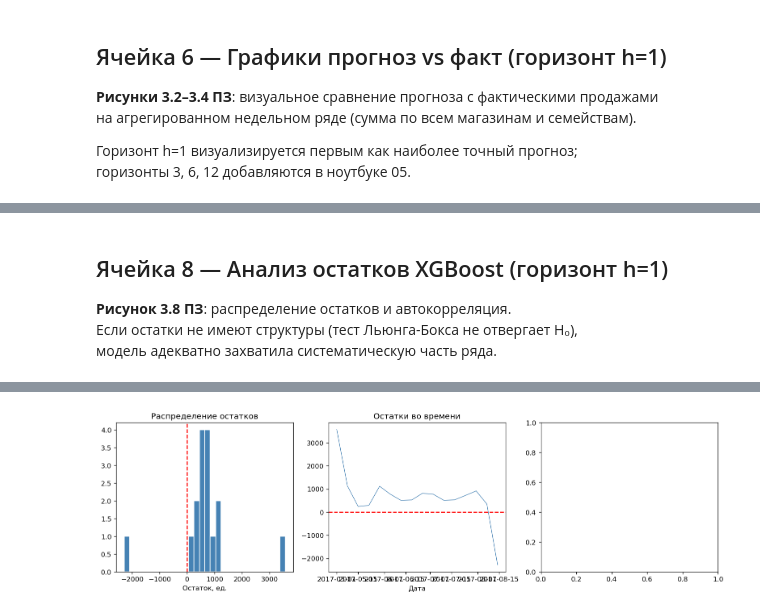
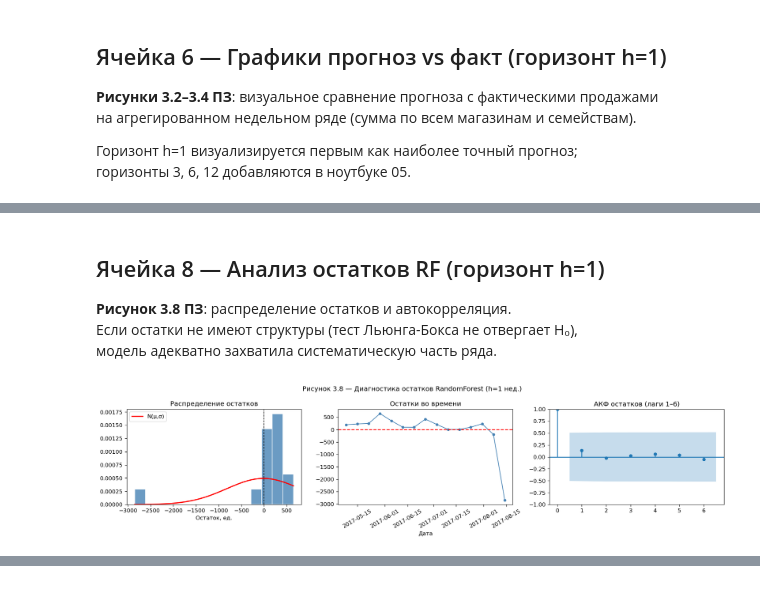
Before and after one commit to Reddetk/store-sales-kr, a Jupyter notebook: notebooks/03a_ml_xgboost_rf_elasticnet.ipynb, the cells around one changed output, grey strips where cells are left out. Saved outputs shown, nothing was run; the diff lists cells and outputs as text; code cells hidden in the pictures.

```diff
--- a/notebooks/03a_ml_xgboost_rf_elasticnet.ipynb
+++ b/notebooks/03a_ml_xgboost_rf_elasticnet.ipynb
@@ -726,7 +752,7 @@ lag_2              0.113774
 rolling_mean_12    0.048648
 rolling_std_4      0.006347
 # %% [markdown]
-## Ячейка 8 — Анализ остатков XGBoost (горизонт h=1)
+## Ячейка 8 — Анализ остатков RF (горизонт h=1)
 
 **Рисунок 3.8 ПЗ**: распределение остатков и автокорреляция.
 Если остатки не имеют структуры (тест Льюнга-Бокса не отвергает H₀),
@@ -734,47 +760,82 @@ rolling_std_4      0.006347
 # %%
 from statsmodels.stats.diagnostic import acorr_ljungbox
 from scipy import stats
+from statsmodels.graphics.tsaplots import plot_acf
+
+# ── Анализ остатков RandomForest (h=1) ────────────────────────────────────────
+# RF — лучшая модель по RMSE на горизонтах h=1–6, вследствие этого
+# диагностика остатков проводится именно для неё.
+# Агрегирование по датам: среднее остатков по всем 1782 рядам в каждую неделю.
+# Первая тестовая неделя отброшена: состав групп неполон из-за сдвига horizon.
 
 h_res = 1
-df_h  = make_horizon_target(df_all, horizon=h_res, target_col="sales_weekly")
+df_h = make_horizon_target(df_all, horizon=h_res, target_col="sales_weekly")
 target_col = f"target_h{h_res}"
 cutoff = pd.Timestamp(TRAIN_CUTOFF)
 test_h = df_h[df_h[DATE_COL] >= cutoff].dropna(subset=[target_col])
 
-X_test = test_h[FEATURE_COLS].fillna(0)
-pred   = models_xgb[h_res].predict(X_test)
-residuals = np.expm1(test_h[target_col].values) - np.expm1(np.clip(pred, -1e6, 20))
+X_test    = test_h[FEATURE_COLS].fillna(0)
+pred_rf   = models_rf[h_res].predict(X_test)
+residuals = (
+    np.expm1(test_h[target_col].values)
+    - np.expm1(np.clip(pred_rf, -1e6, 20))
+)
 
 res_series = pd.Series(residuals, index=test_h[DATE_COL].values)
-res_agg = res_series.groupby(level=0).mean().sort_index()
+res_agg    = res_series.groupby(level=0).mean().sort_index()
+res_clean  = res_agg.iloc[1:].dropna()   # убираем переходную первую точку
+
+n_obs     = len(res_clean)
+acf_lags  = min(10, max(1, n_obs // 2 - 1))
+lb_lags   = [lag for lag in [5, 10] if lag < n_obs]
+
+# ── Гистограмма с наложенной нормалью ─────────────────────────────────────────
+mu, sigma = res_clean.mean(), res_clean.std(ddof=1)
+x_norm    = np.linspace(res_clean.min(), res_clean.max(), 300)
+pdf_norm  = stats.norm.pdf(x_norm, loc=mu, scale=sigma)
 
 fig, axes = plt.subplots(1, 3, figsize=(16, 4))
-axes[0].hist(res_agg, bins=30, color="steelblue", edgecolor="white")
+
+axes[0].hist(res_clean, bins=15, density=True,
+             color="steelblue", edgecolor="white", alpha=0.8)
+axes[0].plot(x_norm, pdf_norm, color="red", linewidth=2, label="N(μ,σ)")
+axes[0].axvline(0, color="black", linestyle="--", linewidth=1)
 axes[0].set_title("Распределение остатков")
 axes[0].set_xlabel("Остаток, ед.")
-axes[0].axvline(0, color="red", linestyle="--")
+axes[0].legend()
 
-axes[1].plot(res_agg.index, res_agg.values, linewidth=0.8, color="steelblue")
+axes[1].plot(res_clean.index, res_clean.values,
+             linewidth=1.2, color="steelblue", marker="o", markersize=4)
 axes[1].axhline(0, color="red", linestyle="--")
 axes[1].set_title("Остатки во времени")
 axes[1].set_xlabel("Дата")
+axes[1].tick_params(axis="x", rotation=30)
 
-from statsmodels.graphics.tsaplots import plot_acf
-plot_acf(res_agg.dropna(), lags=20, ax=axes[2], alpha=0.05)
-axes[2].set_title("АКФ остатков (лаги 1–20)")
+plot_acf(res_clean, lags=acf_lags, ax=axes[2], alpha=0.05)
+axes[2].set_title(f"АКФ остатков (лаги 1–{acf_lags})")
 
-plt.suptitle("Рисунок 3.8 — Диагностика остатков XGBoost (h=1 нед.)")
+plt.suptitle("Рисунок 3.8 — Диагностика остатков RandomForest (h=1 нед.)")
 plt.tight_layout()
-plt.savefig(FIGURES / "fig_3_residuals_xgb_h1.png", dpi=120)
+plt.savefig(FIGURES / "fig_3_residuals_rf_h1.png", dpi=120)
 plt.show()
 
-lb = acorr_ljungbox(res_agg.dropna(), lags=[10, 20], return_df=True)
+# ── Статистические тесты ──────────────────────────────────────────────────────
+print(f"Число недель в агрегированном тесте: {n_obs}")
+print(f"Среднее остатков: {mu:.1f} ед.  |  Std: {sigma:.1f} ед.\n")
+
+lb = acorr_ljungbox(res_clean, lags=lb_lags, return_df=True)
 print("Тест Льюнга-Бокса (H₀: нет автокорреляции):")
 print(lb.to_string())
-_, pnorm = stats.normaltest(res_agg.dropna())
-print(f"\nТест нормальности (D'Agostino-Pearson): p = {pnorm:.4f}")
-if pnorm > 0.05:
-    print("  → H₀ нормальности не отвергается.")
+
+if n_obs >= 8:
+    _, pnorm = stats.normaltest(res_clean)
+    print(f"\nТест нормальности (D'Agostino-Pearson): p = {pnorm:.4f}")
+    if pnorm > 0.05:
+        print("  → H₀ нормальности не отвергается.")
+    else:
+        print("  → Остатки отклоняются от нормального распределения (ожидаемо для")
+        print("    асимметричного распределения продаж с редкими пиками спроса).")
 else:
-    print("  → Остатки отклоняются от нормального распределения.")
+    print("\nТест нормальности не выполнен: слишком мало наблюдений.")
 # %% [output]
+[figure, new version]
@@ -782,4 +853,3 @@ ValueError: could not broadcast input array from shape (16,) into shape (21,)
-[figure, old version]
 # %%
 print("=" * 60)
 print("Ноутбук 03a выполнен.")
```
Also changed, not shown: parts of 5 cells of this notebook, 6 other files.
